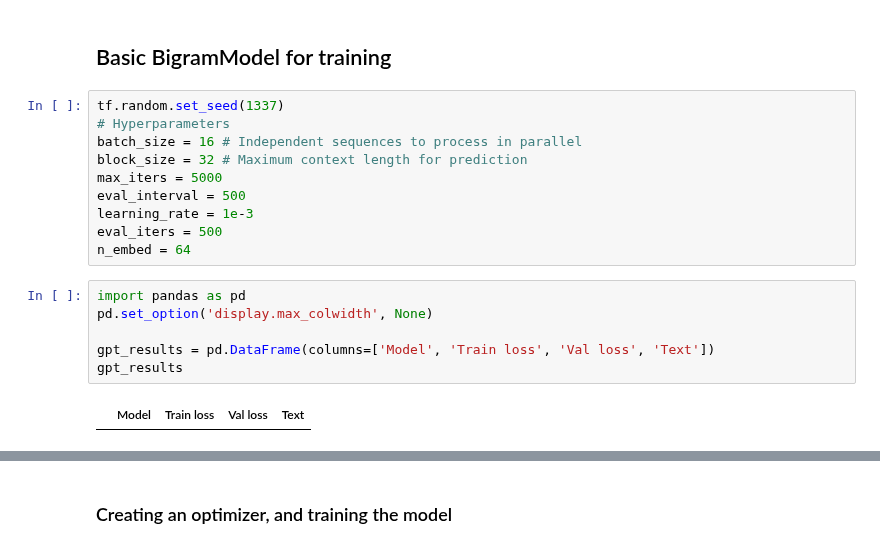
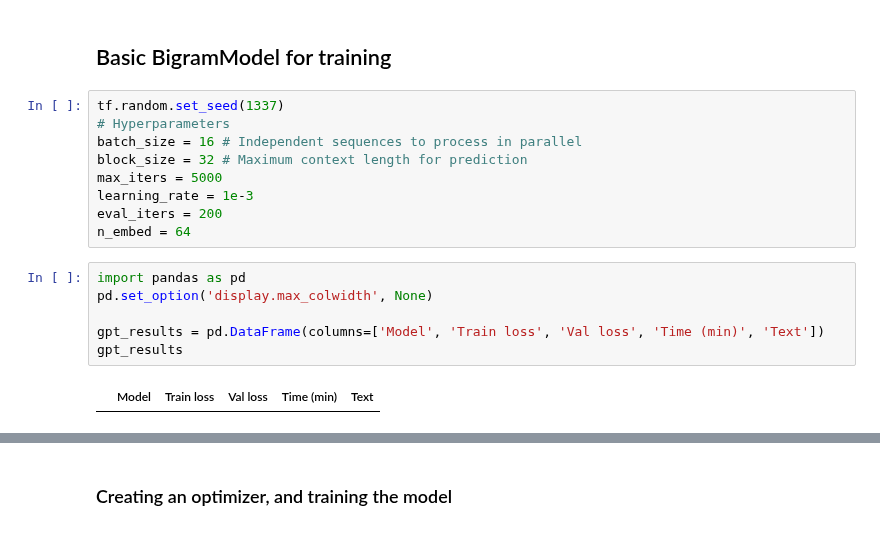
Before and after one commit to kwonowk/GPT-from-scratch, a Jupyter notebook: gpt_from_scratch.ipynb, the cells around one changed output, grey strips where cells are left out. Saved outputs shown, nothing was run; the diff lists cells and outputs as text.

Commit message:
Results are in but needs further changes

```diff
--- a/gpt_from_scratch.ipynb
+++ b/gpt_from_scratch.ipynb
@@ -162,18 +166,17 @@ tf.random.set_seed(1337)
 batch_size = 16 # Independent sequences to process in parallel
 block_size = 32 # Maximum context length for prediction
 max_iters = 5000
-eval_interval = 500
 learning_rate = 1e-3
-eval_iters = 500
+eval_iters = 200
 n_embed = 64
 # %%
 import pandas as pd
 pd.set_option('display.max_colwidth', None)
 
-gpt_results = pd.DataFrame(columns=['Model', 'Train loss', 'Val loss', 'Text'])
+gpt_results = pd.DataFrame(columns=['Model', 'Train loss', 'Val loss', 'Time (min)', 'Text'])
 gpt_results
 # %% [output]
-|  | Model | Train loss | Val loss | Text |
+|  | Model | Train loss | Val loss | Time (min) | Text |
 # %%
 class BigramLanguageModel(tf.keras.Model):
 
```
Also changed, not shown: parts of 16 cells of this notebook.
